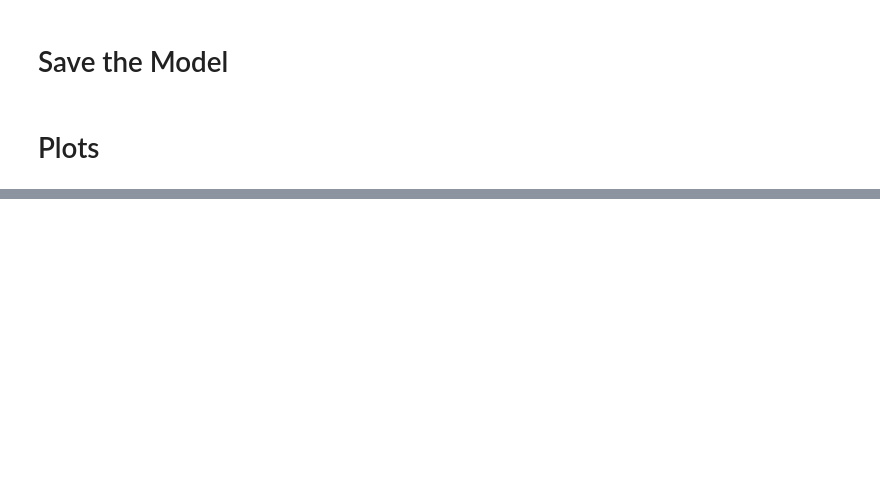
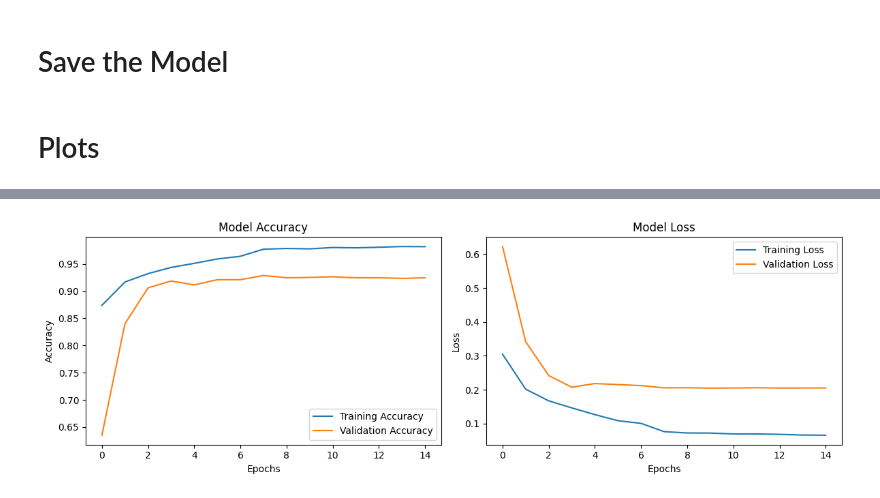
Before and after one commit to sebastianfjrd/Project-3_Group-9, a Jupyter notebook: colab_cnn_model.ipynb, the cells around one changed output, grey strips where cells are left out. Saved outputs shown, nothing was run; the diff lists cells and outputs as text; code cells hidden in the pictures; blank space fills up the shorter version.

```diff
--- a/colab_cnn_model.ipynb
+++ b/colab_cnn_model.ipynb
@@ -318,0 +425,13 @@ Add plots -
+# %%
+model_sgd = cnn_model()
+# %%
+# Use SGD optimizer
+model_sgd.compile(optimizer=tf.keras.optimizers.SGD(0.001),
+                loss='categorical_crossentropy',
+                metrics = ['accuracy'])
+# %%
+history_sgd = model_sgd.fit(X_train, y_train,
+                    epochs=50, batch_size=32,
+                    validation_data=(X_val, y_val),
+                    callbacks=[checkpoint_cb, early_stopping_cb, reduce_lr_cb]
+                    )
@@ -319,3 +493,29 @@ Add plots -
+# %%
+# for SGD Model Plot accuracy loss curves
+# Plotting Accuracy
+plt.figure(figsize=(12, 4))
+
+plt.subplot(1, 2, 1)
+plt.plot(history_sgd.history['accuracy'], label='Training Accuracy')
+plt.plot(history_sgd.history['val_accuracy'], label='Validation Accuracy')
+plt.title('Model Accuracy')
+plt.xlabel('Epochs')
+plt.ylabel('Accuracy')
+plt.legend(loc='lower right')
+
+# Plotting Loss
+plt.subplot(1, 2, 2)
+plt.plot(history_sgd.history['loss'], label='Training Loss')
+plt.plot(history_sgd.history['val_loss'], label='Validation Loss')
+plt.title('Model Loss')
+plt.xlabel('Epochs')
+plt.ylabel('Loss')
+plt.legend(loc='upper right')
+
+plt.tight_layout()
+plt.show()
+# %% [output]
+[figure, added]
 # %%
 # To load the model later to make predictions -
 from tensorflow.keras.models import load_model
```
Also changed, not shown: parts of 41 cells of this notebook, 14 other files.
